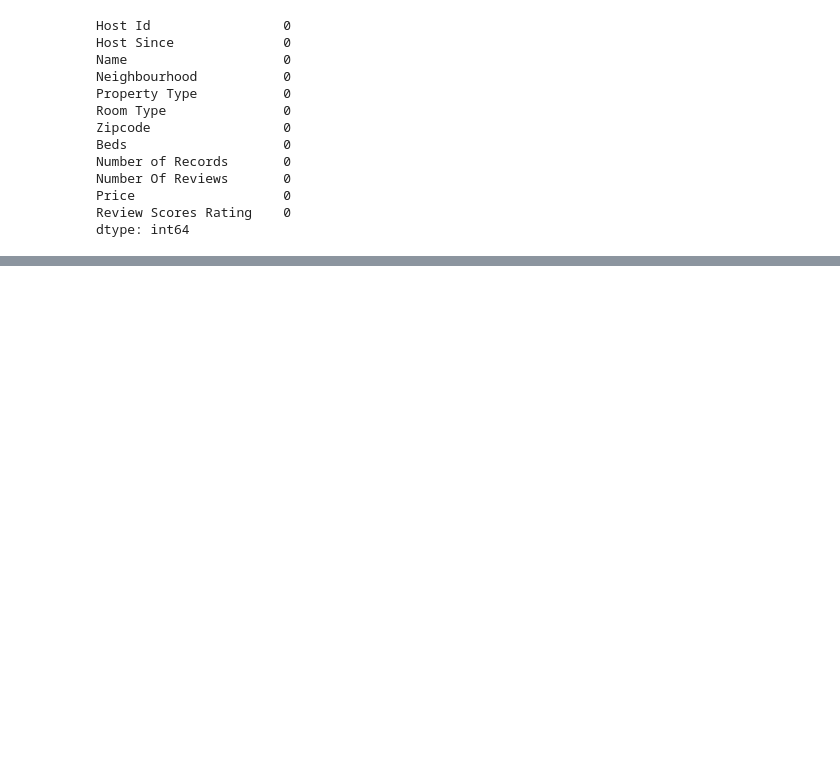
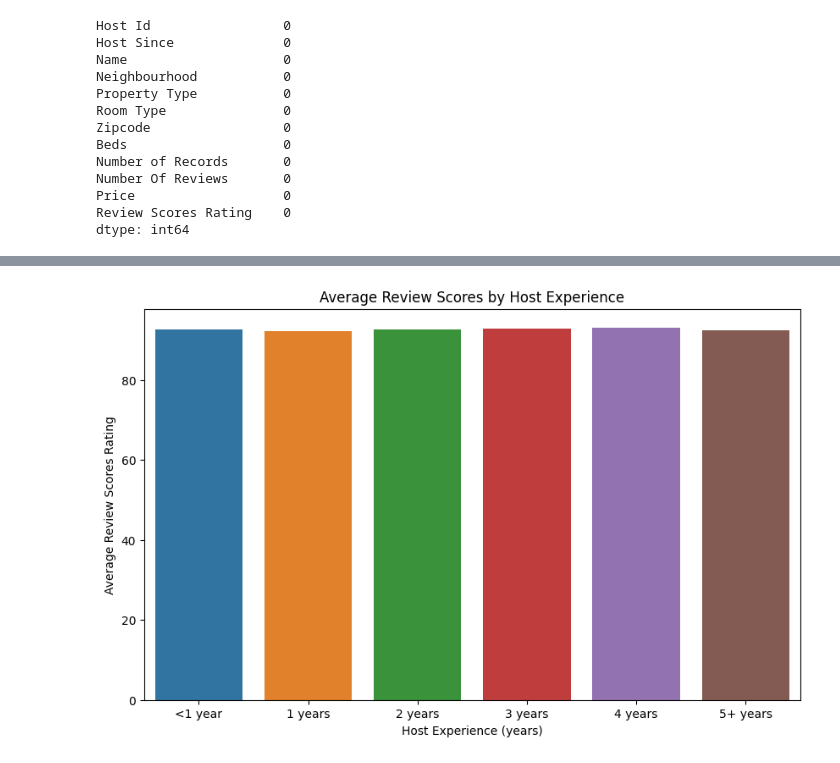
Before and after one commit to Akshay-Paunikar/Airbnb_NewYork, a Jupyter notebook: Airbnb_listings_NewYork_City.ipynb, the cells around one changed output, grey strips where cells are left out. Cells and saved outputs as stored; diff of their text form; code cells hidden in the pictures; blank space fills up the shorter version.

Commit message:
Host Experience and Review Quality

```diff
--- a/Airbnb_listings_NewYork_City.ipynb
+++ b/Airbnb_listings_NewYork_City.ipynb
@@ -172,0 +175,6 @@ dtype: int64
+# %%
+# Define the reference date
+reference_date = pd.to_datetime('2015-12-31')
+# %%
+# create a column with name Host Experience in Years
+data['Host Experience (years)'] = round((reference_date - data['Host Since']).dt.days / 365.25,2)
@@ -172,0 +190,14 @@ dtype: int64
+# %%
+# Plotting Average Review Scores by Host Experience
+experience_bins = pd.cut(data['Host Experience (years)'], bins=[0, 1, 2, 3, 4, 5, 10], labels=[
+    '<1 year', '1 years', '2 years', '3 years', '4 years', '5+ years'])
+avg_review_by_experience = data.groupby(experience_bins)['Review Scores Rating'].mean().dropna()
+
+plt.figure(figsize=(10, 6))
+sns.barplot(x=avg_review_by_experience.index, y=avg_review_by_experience.values)
+plt.title('Average Review Scores by Host Experience')
+plt.xlabel('Host Experience (years)')
+plt.ylabel('Average Review Scores Rating')
+plt.show()
+# %% [output]
+[figure, added]
```
Also changed, not shown: parts of 3 cells of this notebook.
